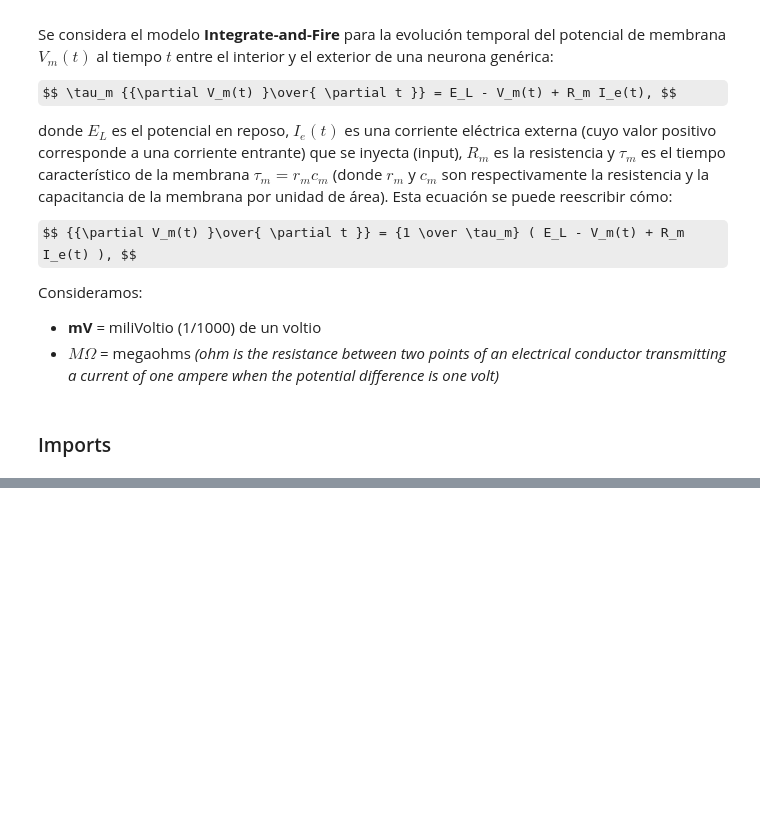
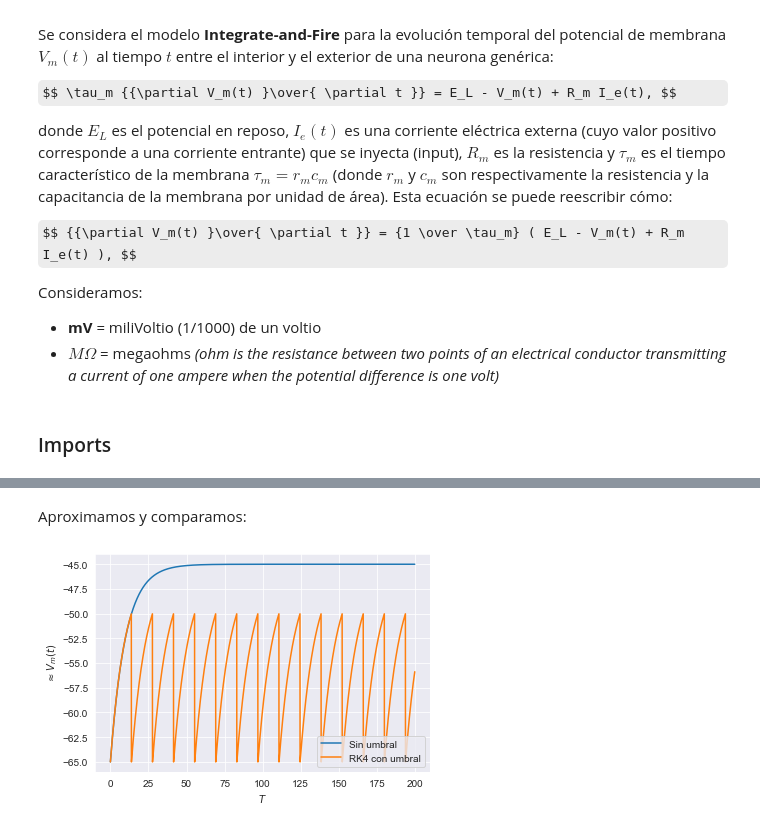
Before and after one commit to rusito-23/RedesNeuronales2020, a Jupyter notebook: TP2/TP2.ipynb, the cells around one changed output, grey strips where cells are left out. Drawn from its saved outputs; the diff is of its cells as text; code cells hidden in the pictures; some formulas as TeX source; blank space fills up the shorter version.

```diff
--- a/TP2/TP2.ipynb
+++ b/TP2/TP2.ipynb
@@ -116,0 +112,27 @@ plt.show()
+# %% [markdown]
+Aproximamos y comparamos:
+# %%
+def ejercicio_b():
+    # inicializamos los modelos
+    base_model = BaseIntegrateAndFire()
+    rk4_model = IntegrateAndFireRK4()
+
+    # inicializamos los puntos a evaluar
+    h = 0.05
+    T = np.arange(0, 200, h)
+
+    # evaluamos
+    V_base = base_model(T)
+    V_rk4 = rk4_model(T, h)
+
+    # graficamos
+    plt.plot(T, V_base, label='Sin umbral')
+    plt.plot(T, V_rk4, label='RK4 con umbral')
+    plt.xlabel('$ T $')
+    plt.ylabel(r'$ \approx V_m(t) $')
+    plt.legend()
+
+ejercicio_b()
+plt.savefig('./diagramas/grafico_b.png')
+# %% [output]
+[figure, added]
```
Also changed, not shown: parts of 12 cells of this notebook, 6 other files.
